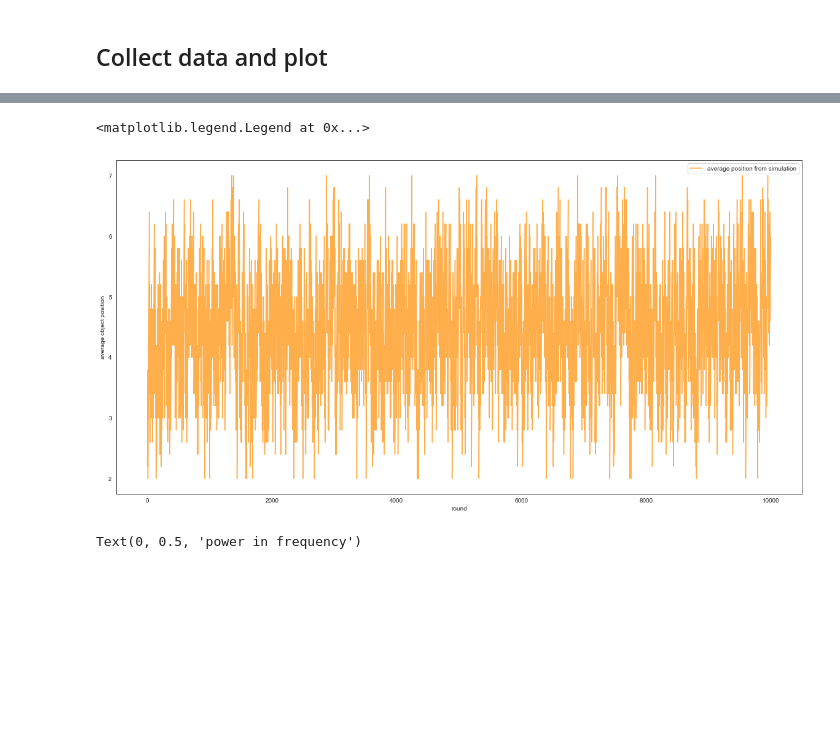
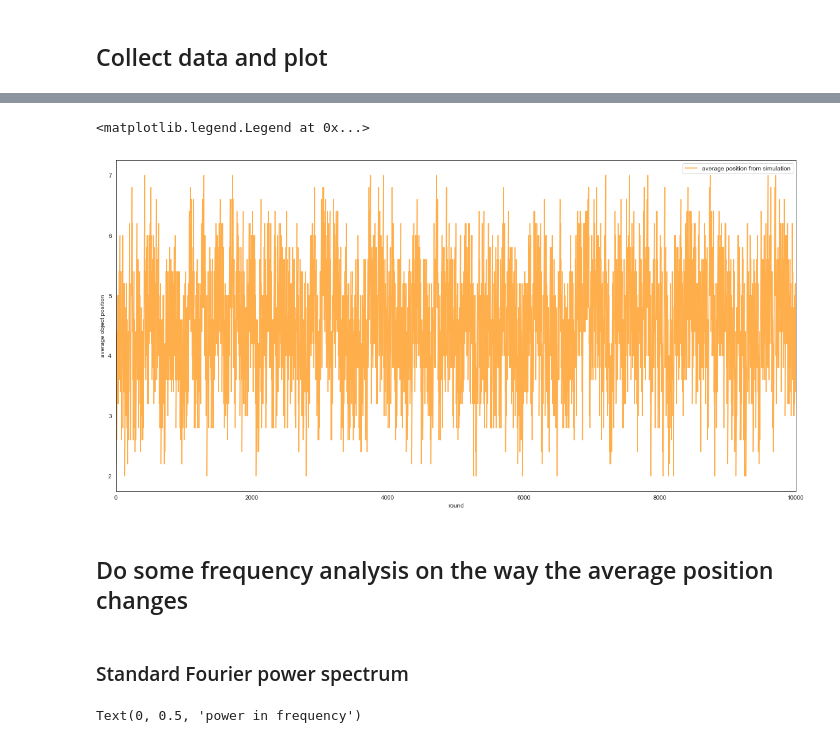
Before and after one commit to riemannzetagambit/random_coding, a Jupyter notebook: random_coding_problems.ipynb, the cells around one changed output, grey strips where cells are left out. Cells and saved outputs as stored; diff of their text form; code cells hidden in the pictures; blank space fills up the shorter version.

```diff
--- a/random_coding_problems.ipynb
+++ b/random_coding_problems.ipynb
@@ -261,20 +261,23 @@ a.legend()
 # %%
-# averages only, no error bars
+# averages only, no error bars-- to get a clearer look at that behavior
 f, a = plt.subplots(figsize=(20,10))
 sns.set_style('white')
 
 plt.plot(df_positions['round'].values,
          df_positions['position_avg'].values,
          color='darkorange',
          label='average position from simulation',
          alpha=0.7)
 
+a.set_xlim([0, T])
 a.set_xlabel('round')
 a.set_ylabel('average object position')
 a.legend()
 # %% [output]
 <matplotlib.legend.Legend at 0x...>
-[figure, old version]
+[figure, new version]
+# %% [markdown]
+## Do some frequency analysis on the way the average position changes
 # %%
 # look to see if there are any frequencies in play with above average
 y = df_positions['position_avg'].values
@@ -288,4 +293,6 @@ yf = np.abs(yf)
 yf = yf/max(yf)
+# %% [markdown]
+### Standard Fourier power spectrum
 # %%
 f, a = plt.subplots(figsize=(10,6))
 sns.set_style('white')
```
Also changed, not shown: parts of 12 cells of this notebook.
